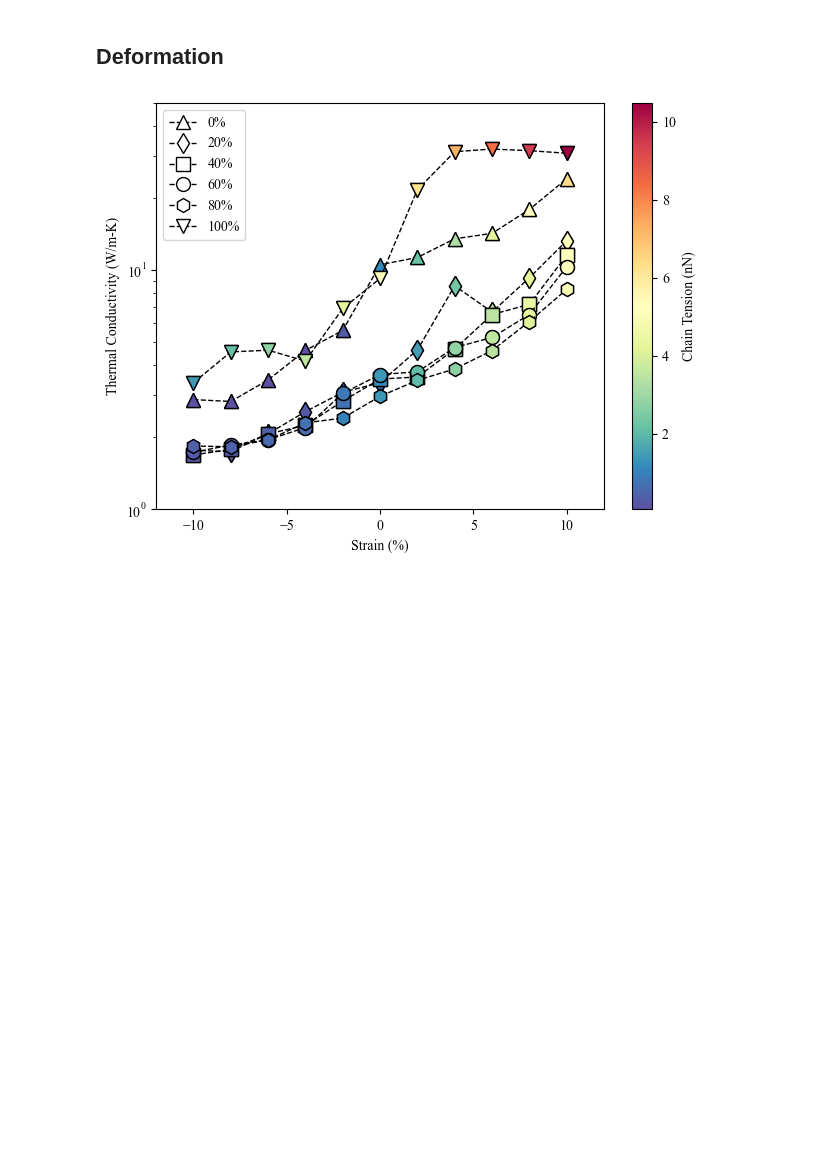
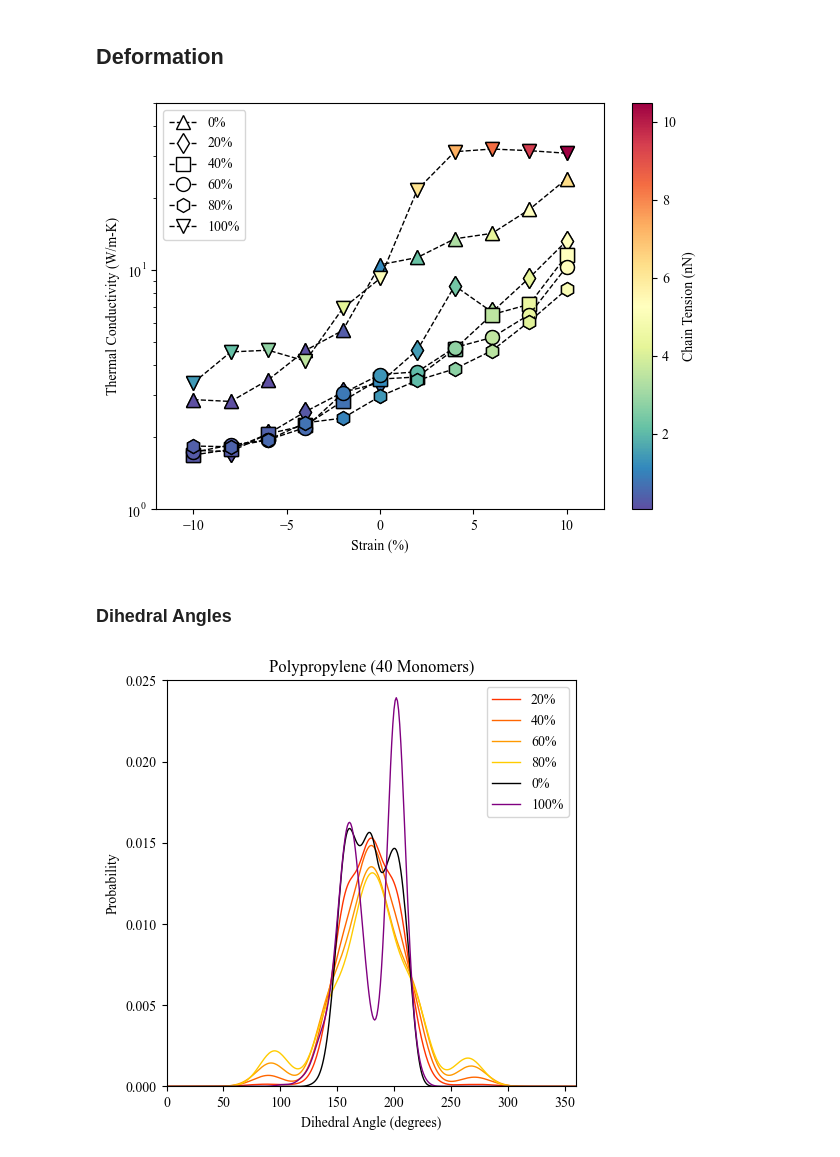
Before and after one commit to McGaughey-Lab/Tacticity-Dependent-Thermal-Conductivity-of-Single-Polymer-Chains, a Jupyter notebook: Polypropylene.ipynb, the cells around one changed output. Saved outputs shown, nothing was run; the diff lists cells and outputs as text; code cells hidden in the pictures; blank space fills up the shorter version.

Commit message:
Added dihedral angles figures

```diff
--- a/Polypropylene.ipynb
+++ b/Polypropylene.ipynb
@@ -911,3 +911,5 @@ plt.tight_layout()
 plt.show()
 # %% [output]
 [figure]
+# %% [markdown]
+### Dihedral Angles
@@ -913,0 +918,72 @@ plt.show()
+# %%
+with open(f'PP_dihedral_40.pickle', 'rb') as f:
+    data = pickle.load(f)
+
+d_all_0 = data["0"]["Dihedrals"]
+d_all_10 = data["10"]["Dihedrals"]
+d_all_20 = data["20"]["Dihedrals"]
+d_all_30 = data["30"]["Dihedrals"]
+d_all_40 = data["40"]["Dihedrals"]
+d_all_50 = data["50"]["Dihedrals"]
+d_all_60 = data["60"]["Dihedrals"]
+d_all_70 = data["70"]["Dihedrals"]
+d_all_80 = data["80"]["Dihedrals"]
+d_all_90 = data["90"]["Dihedrals"]
+d_all_100 = data["100"]["Dihedrals"]
+
+b = 0.25
+kde_0 = gaussian_kde(d_all_0, bw_method=b)
+kde_10 = gaussian_kde(d_all_10, bw_method=b)
+kde_20 = gaussian_kde(d_all_20, bw_method=b)
+kde_30 = gaussian_kde(d_all_30, bw_method=b)
+kde_40 = gaussian_kde(d_all_40, bw_method=b)
+kde_50 = gaussian_kde(d_all_50, bw_method=b)
+kde_60 = gaussian_kde(d_all_60, bw_method=b)
+kde_70 = gaussian_kde(d_all_70, bw_method=b)
+kde_80 = gaussian_kde(d_all_80, bw_method=b)
+kde_90 = gaussian_kde(d_all_90, bw_method=b)
+kde_100 = gaussian_kde(d_all_100, bw_method=b)
+
+angle = np.linspace(0, 360, 361, endpoint=True)
+d0 = kde_0(angle)
+d10 = kde_10(angle)
+d20 = kde_20(angle)
+d30 = kde_30(angle)
+d40 = kde_40(angle)
+d50 = kde_50(angle)
+d60 = kde_60(angle)
+d70 = kde_70(angle)
+d80 = kde_80(angle)
+d90 = kde_90(angle)
+d100 = kde_100(angle)
+
+cmap = mpl.colormaps.get_cmap('autumn')
+norm = mpl.colors.Normalize(0, 100)
+sm = mpl.cm.ScalarMappable(cmap=cmap, norm=norm)
+
+# Plot each graph, and manually set the y tick values
+plt.figure(figsize=(5,5))
+
+plt.plot(angle, d20, label='20%', color=cmap(norm(20)))
+plt.plot(angle, d40, label='40%', color=cmap(norm(40)))
+plt.plot(angle, d60, label='60%', color=cmap(norm(60)))
+plt.plot(angle, d80, label='80%', color=cmap(norm(80)))
+
+plt.plot(angle, d0, label='0%', color='black')
+plt.plot(angle, d100, label='100%', color='purple')
+
+
+plt.xlabel('Dihedral Angle (degrees)')
+plt.ylabel('Probability')
+plt.title('Polypropylene (40 Monomers)')
+plt.legend()
+plt.tight_layout()
+
+plt.xlim(0,360)
+plt.ylim(0, 0.025)
+
+# plt.savefig('PP_dihedral_40.svg', format='svg')
+
+plt.show()
+# %% [output]
+[figure, added]
```
Also changed, not shown: parts of 2 cells of this notebook, 2 other files.
